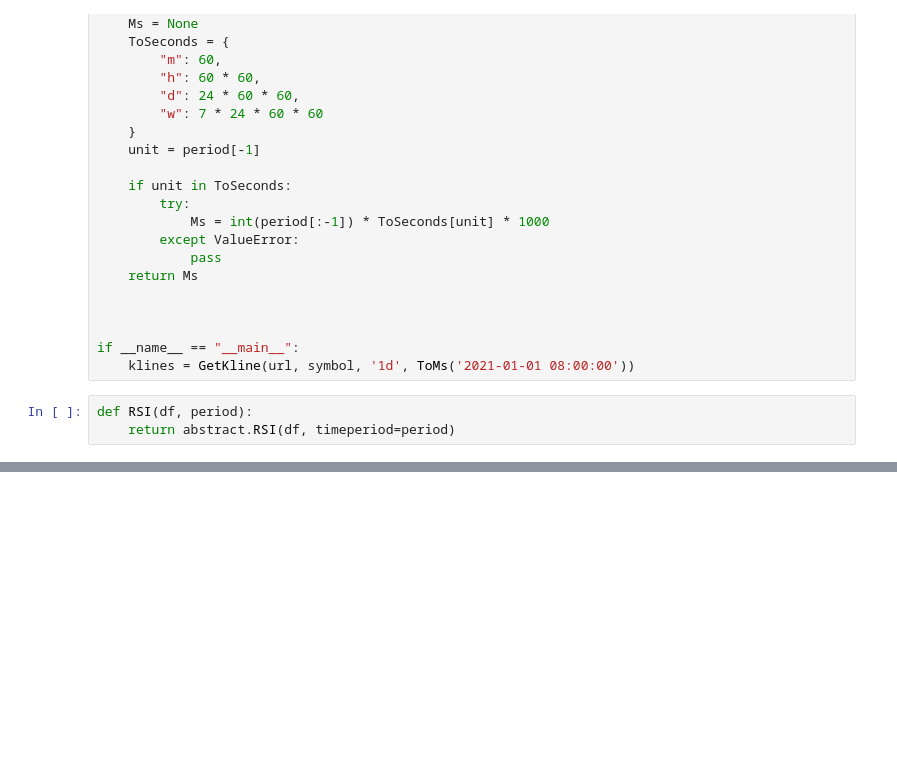
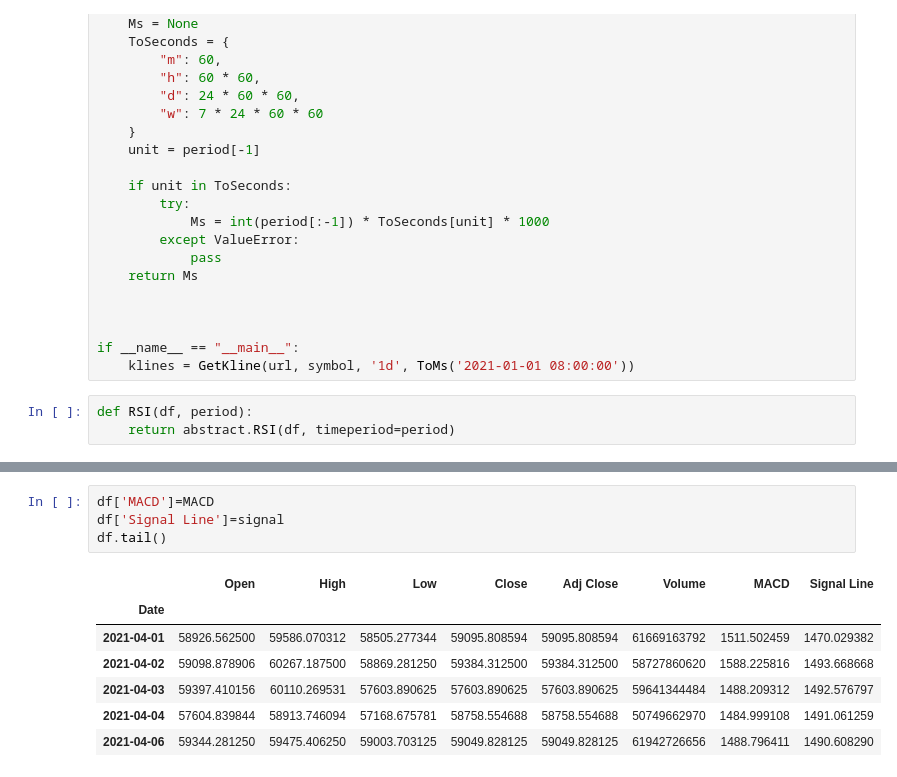
Before and after one commit to bitcoin-straight-up/tyga-ver., a Jupyter notebook: bit0331/Bitcoin.ipynb, the cells around one changed output, grey strips where cells are left out. Drawn from its saved outputs; the diff is of its cells as text; blank space fills up the shorter version.

```diff
--- a/bit0331/Bitcoin.ipynb
+++ b/bit0331/Bitcoin.ipynb
@@ -133,0 +134,12 @@ plt.show()
+# %%
+df['MACD']=MACD
+df['Signal Line']=signal
+df.tail()
+# %% [output]
+|  | Open | High | Low | Close | Adj Close | Volume | MACD | Signal Line |
+| Date |  |  |  |  |  |  |  |  |
+| 2021-04-01 | 58926.562500 | 59586.070312 | 58505.277344 | 59095.808594 | 59095.808594 | 61669163792 | 1511.502459 | 1470.029382 |
+| 2021-04-02 | 59098.878906 | 60267.187500 | 58869.281250 | 59384.312500 | 59384.312500 | 58727860620 | 1588.225816 | 1493.668668 |
+| 2021-04-03 | 59397.410156 | 60110.269531 | 57603.890625 | 57603.890625 | 57603.890625 | 59641344484 | 1488.209312 | 1492.576797 |
+| 2021-04-04 | 57604.839844 | 58913.746094 | 57168.675781 | 58758.554688 | 58758.554688 | 50749662970 | 1484.999108 | 1491.061259 |
+| 2021-04-06 | 59344.281250 | 59475.406250 | 59003.703125 | 59049.828125 | 59049.828125 | 61942726656 | 1488.796411 | 1490.608290 |
```
Also changed, not shown: parts of 6 cells of this notebook.
